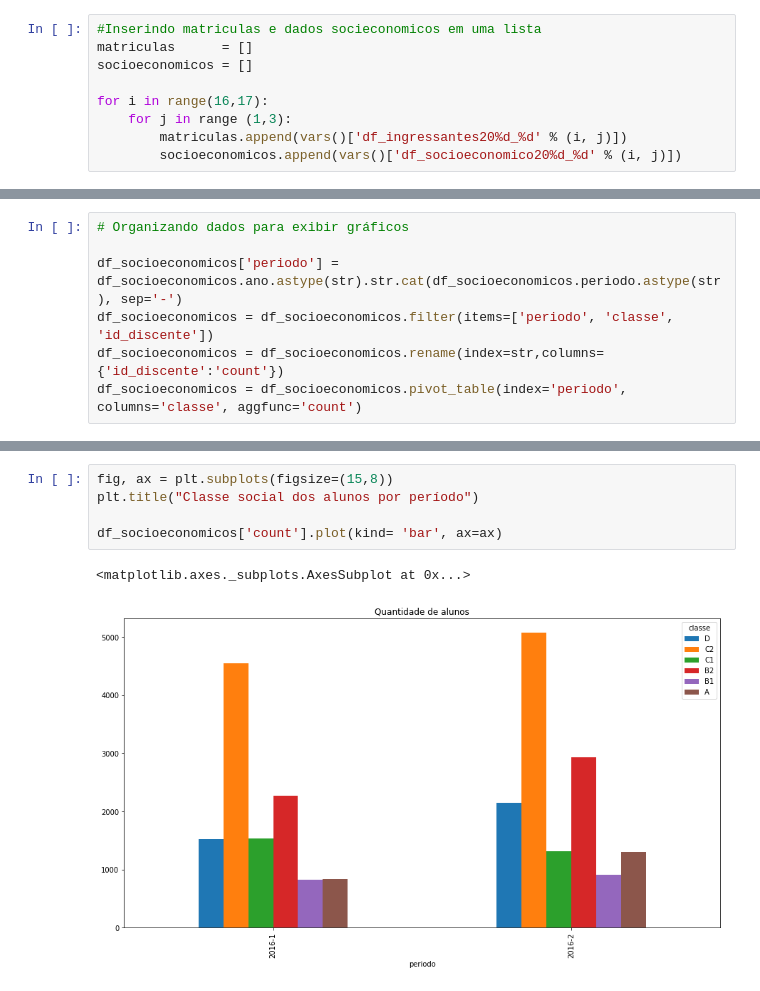
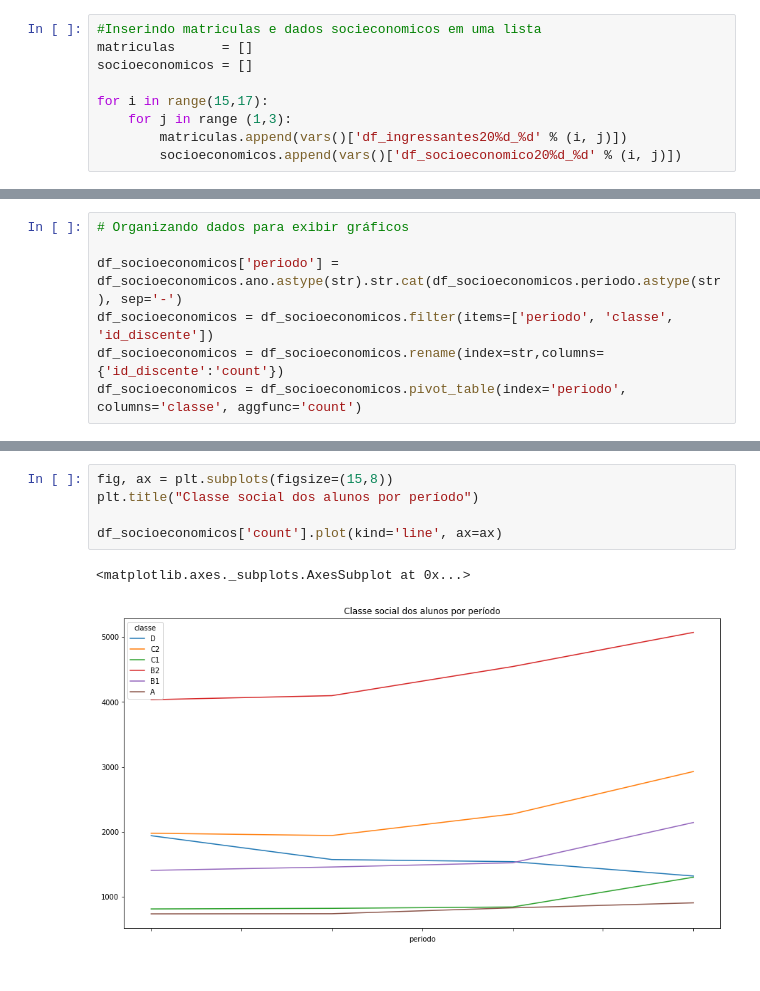
Before and after one commit to itepifanio/analiseDadosUfrn, a Jupyter notebook: Analise de dados socioeconomicos.ipynb, the cells around one changed output, grey strips where cells are left out. Cells and saved outputs as stored; diff of their text form.

Commit message:
Alterações no plot da figura

```diff
--- a/Analise de dados socioeconomicos.ipynb
+++ b/Analise de dados socioeconomicos.ipynb
@@ -26,7 +34,7 @@ df_ingressantes2016_2 = pd.read_csv(url_ingressantes2016_2, sep=';')
 matriculas      = []
 socioeconomicos = []
 
-for i in range(16,17):
+for i in range(15,17):
     for j in range (1,3):
         matriculas.append(vars()['df_ingressantes20%d_%d' % (i, j)])
         socioeconomicos.append(vars()['df_socioeconomico20%d_%d' % (i, j)])
@@ -95,8 +117,8 @@ df_socioeconomicos['count']
 # %%
 fig, ax = plt.subplots(figsize=(15,8))
 plt.title("Classe social dos alunos por período")
 
-df_socioeconomicos['count'].plot(kind= 'bar', ax=ax)
+df_socioeconomicos['count'].plot(kind='line', ax=ax)
 # %% [output]
 <matplotlib.axes._subplots.AxesSubplot at 0x...>
-[figure, old version]
+[figure, new version]
```
Also changed, not shown: parts of 6 cells of this notebook.
